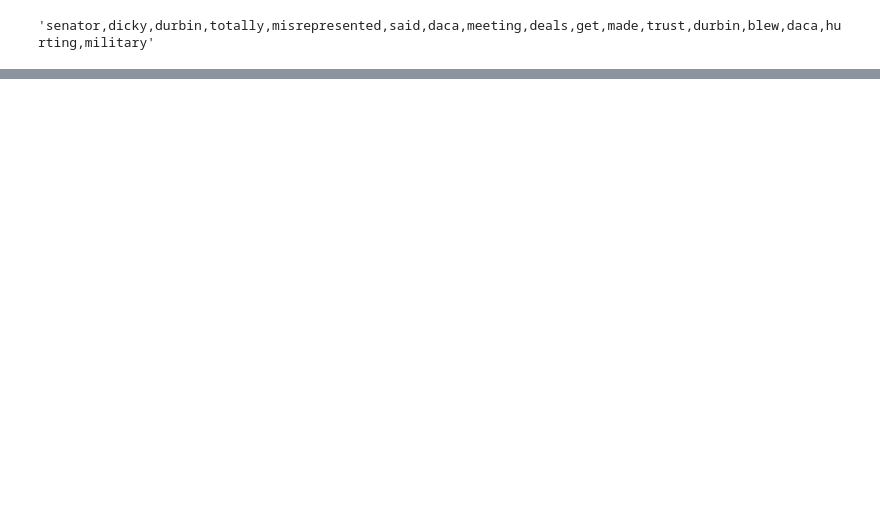
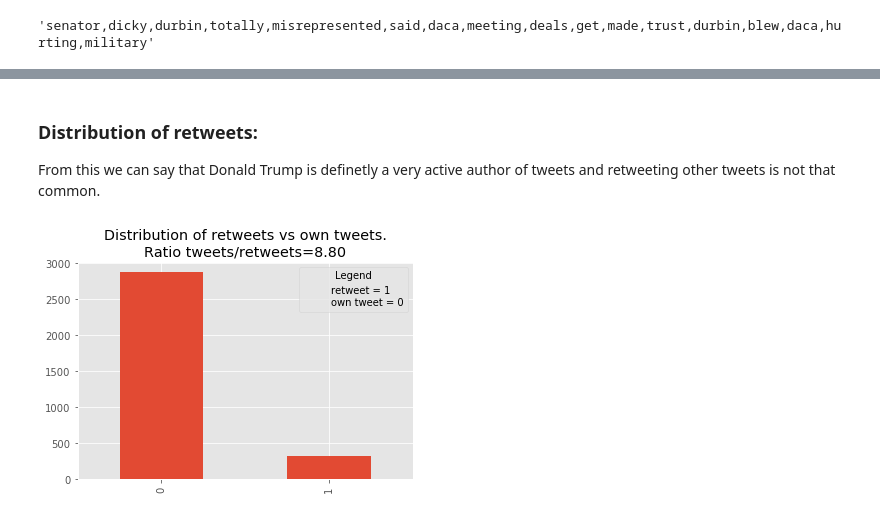
Before and after one commit to Lumik7/bi2_project2, a Jupyter notebook: notebooks/3.0-lm-twitter-analysis.ipynb, the cells around one changed output, grey strips where cells are left out. Saved outputs shown, nothing was run; the diff lists cells and outputs as text; code cells hidden in the pictures; blank space fills up the shorter version.

```diff
--- a/notebooks/3.0-lm-twitter-analysis.ipynb
+++ b/notebooks/3.0-lm-twitter-analysis.ipynb
@@ -66,0 +104,17 @@ data.head(1)["words_only"][0]
+# %% [markdown]
+### Distribution of retweets:
+
+From this we can say that Donald Trump is definetly a very active author of tweets and retweeting other tweets is not that common.
+# %%
+import matplotlib.patches as mpatches
+
+fig, ax = plt.subplots()
+
+handles, labels = ax.get_legend_handles_labels()
+handles.append(mpatches.Patch(color="none",label="retweet = 1\nown tweet = 0"))
+ax.legend(handles=handles,title='Legend')
+ratio = data["retweeted"].value_counts()[0]/data["retweeted"].value_counts()[1]
+ax.set_title("Distribution of retweets vs own tweets.\nRatio tweets/retweets={:.2f}".format(ratio))
+data["retweeted"].value_counts().plot(kind='bar', ax=ax);
+# %% [output]
+[figure, added]
```
Also changed, not shown: parts of 23 cells of this notebook, 4 other files.
